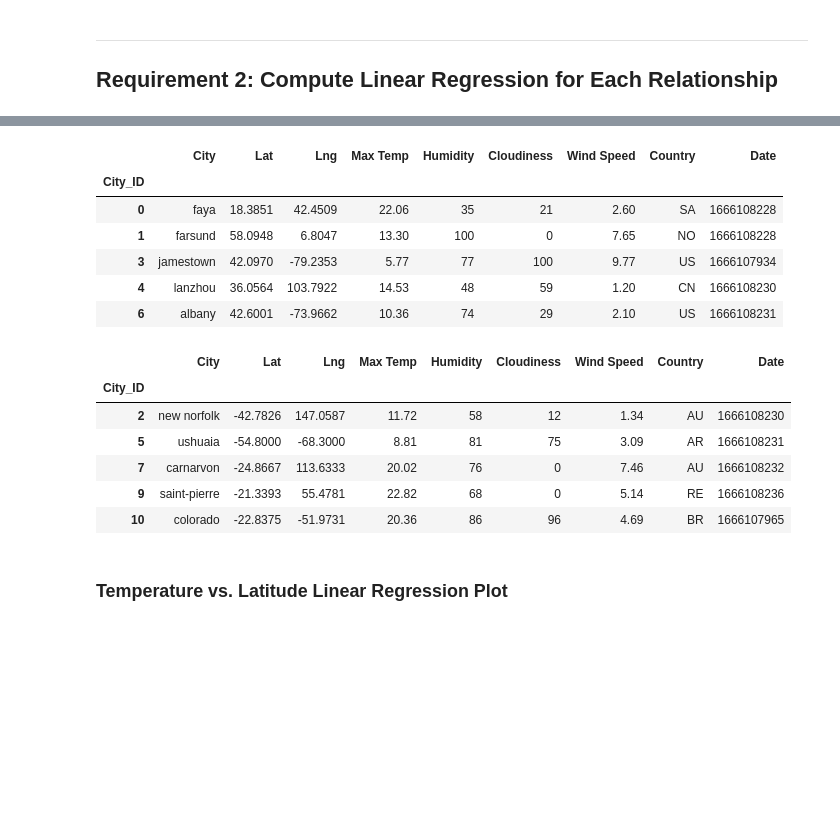
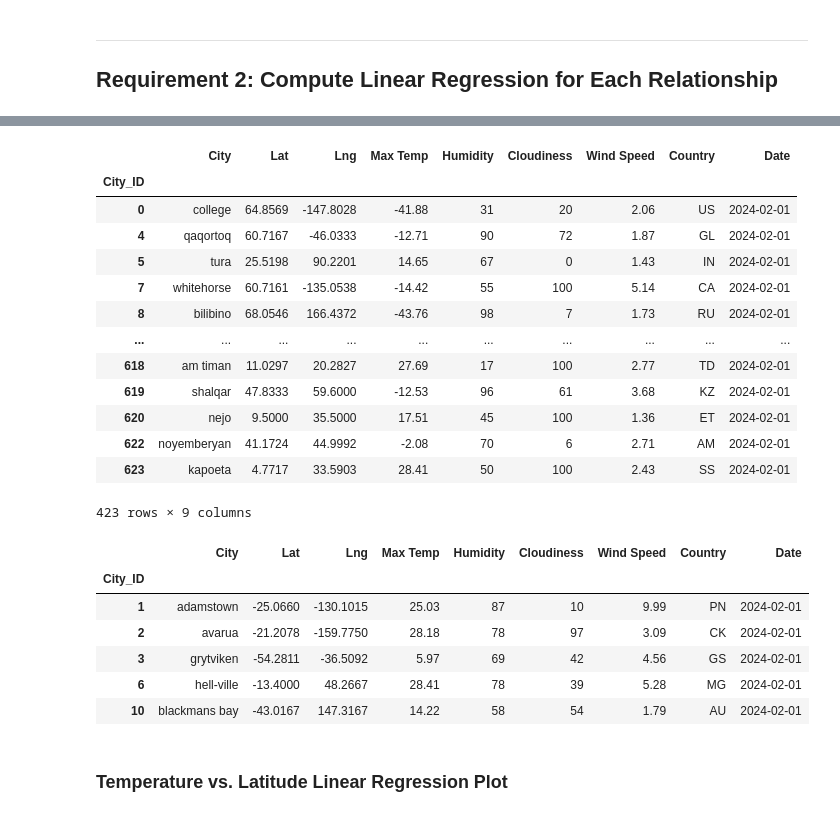
Before and after one commit to BlufferMK/python-api-challenge, a Jupyter notebook: WeatherPy.ipynb, the cells around one changed output, grey strips where cells are left out. Cells and saved outputs as stored; diff of their text form; code cells hidden in the pictures; blank space fills up the shorter version.

```diff
--- a/WeatherPy.ipynb
+++ b/WeatherPy.ipynb
@@ -320,30 +322,38 @@ plt.show()
 # %%
 # Create a DataFrame with the Northern Hemisphere data (Latitude >= 0)
-# YOUR CODE HERE
+northern_hemi_df = city_data_df.loc[city_data_df['Lat']>=0,:]
+
 
 # Display sample data
-northern_hemi_df.head()
+northern_hemi_df
 # %% [output]
 |  | City | Lat | Lng | Max Temp | Humidity | Cloudiness | Wind Speed | Country | Date |
 | City_ID |  |  |  |  |  |  |  |  |  |
-| 0 | faya | 18.3851 | 42.4509 | 22.06 | 35 | 21 | 2.60 | SA | 1666108228 |
-| 1 | farsund | 58.0948 | 6.8047 | 13.30 | 100 | 0 | 7.65 | NO | 1666108228 |
-| 3 | jamestown | 42.0970 | -79.2353 | 5.77 | 77 | 100 | 9.77 | US | 1666107934 |
-| 4 | lanzhou | 36.0564 | 103.7922 | 14.53 | 48 | 59 | 1.20 | CN | 1666108230 |
-| 6 | albany | 42.6001 | -73.9662 | 10.36 | 74 | 29 | 2.10 | US | 1666108231 |
+| 0 | college | 64.8569 | -147.8028 | -41.88 | 31 | 20 | 2.06 | US | 2024-02-01 |
+| 4 | qaqortoq | 60.7167 | -46.0333 | -12.71 | 90 | 72 | 1.87 | GL | 2024-02-01 |
+| 5 | tura | 25.5198 | 90.2201 | 14.65 | 67 | 0 | 1.43 | IN | 2024-02-01 |
+| 7 | whitehorse | 60.7161 | -135.0538 | -14.42 | 55 | 100 | 5.14 | CA | 2024-02-01 |
+| 8 | bilibino | 68.0546 | 166.4372 | -43.76 | 98 | 7 | 1.73 | RU | 2024-02-01 |
+| ... | ... | ... | ... | ... | ... | ... | ... | ... | ... |
+| 618 | am timan | 11.0297 | 20.2827 | 27.69 | 17 | 100 | 2.77 | TD | 2024-02-01 |
+| 619 | shalqar | 47.8333 | 59.6000 | -12.53 | 96 | 61 | 3.68 | KZ | 2024-02-01 |
+| 620 | nejo | 9.5000 | 35.5000 | 17.51 | 45 | 100 | 1.36 | ET | 2024-02-01 |
+| 622 | noyemberyan | 41.1724 | 44.9992 | -2.08 | 70 | 6 | 2.71 | AM | 2024-02-01 |
+| 623 | kapoeta | 4.7717 | 33.5903 | 28.41 | 50 | 100 | 2.43 | SS | 2024-02-01 |
+423 rows × 9 columns
 # %%
 # Create a DataFrame with the Southern Hemisphere data (Latitude < 0)
-# YOUR CODE HERE
+southern_hemi_df = city_data_df.loc[city_data_df['Lat']<0,:]
 
 # Display sample data
 southern_hemi_df.head()
 # %% [output]
 |  | City | Lat | Lng | Max Temp | Humidity | Cloudiness | Wind Speed | Country | Date |
 | City_ID |  |  |  |  |  |  |  |  |  |
-| 2 | new norfolk | -42.7826 | 147.0587 | 11.72 | 58 | 12 | 1.34 | AU | 1666108230 |
-| 5 | ushuaia | -54.8000 | -68.3000 | 8.81 | 81 | 75 | 3.09 | AR | 1666108231 |
-| 7 | carnarvon | -24.8667 | 113.6333 | 20.02 | 76 | 0 | 7.46 | AU | 1666108232 |
-| 9 | saint-pierre | -21.3393 | 55.4781 | 22.82 | 68 | 0 | 5.14 | RE | 1666108236 |
-| 10 | colorado | -22.8375 | -51.9731 | 20.36 | 86 | 96 | 4.69 | BR | 1666107965 |
+| 1 | adamstown | -25.0660 | -130.1015 | 25.03 | 87 | 10 | 9.99 | PN | 2024-02-01 |
+| 2 | avarua | -21.2078 | -159.7750 | 28.18 | 78 | 97 | 3.09 | CK | 2024-02-01 |
+| 3 | grytviken | -54.2811 | -36.5092 | 5.97 | 69 | 42 | 4.56 | GS | 2024-02-01 |
+| 6 | hell-ville | -13.4000 | 48.2667 | 28.41 | 78 | 39 | 5.28 | MG | 2024-02-01 |
+| 10 | blackmans bay | -43.0167 | 147.3167 | 14.22 | 58 | 54 | 1.79 | AU | 2024-02-01 |
 # %% [markdown]
 ###  Temperature vs. Latitude Linear Regression Plot
```
Also changed, not shown: parts of 41 cells of this notebook, 5 other files.
